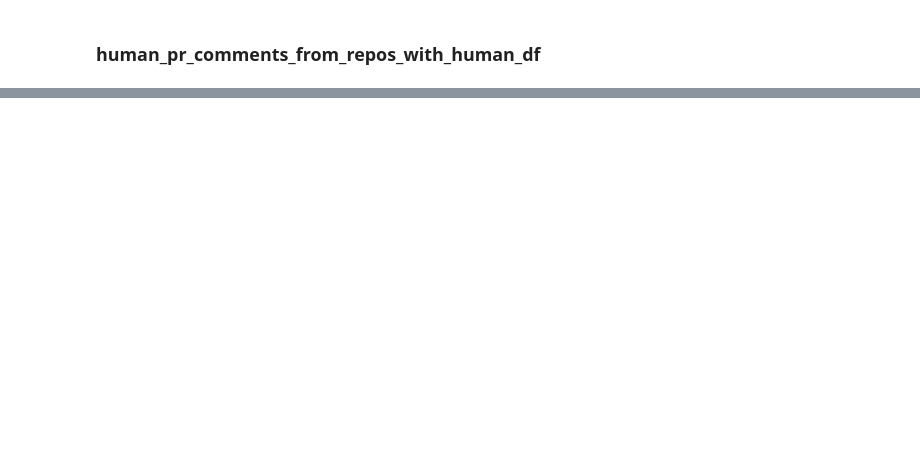
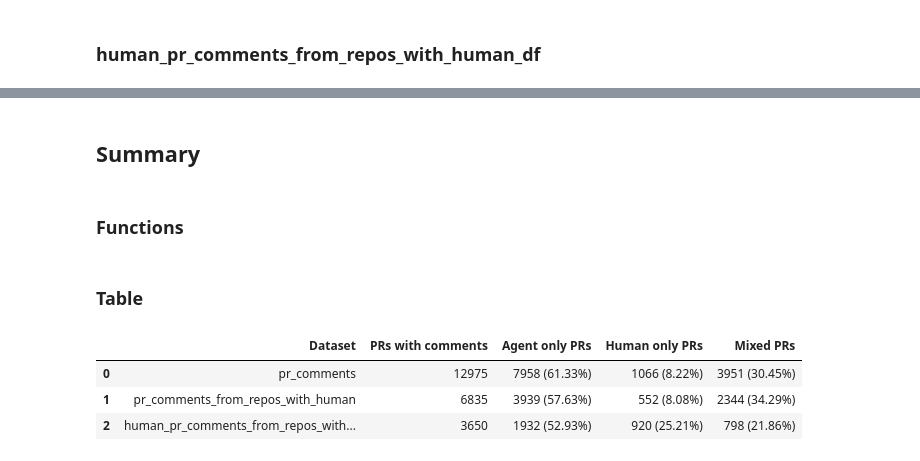
Before and after one commit to ncusi/reviewing-ai-generated-prs-ease2026-short, a Jupyter notebook: Tables.ipynb, the cells around one changed output, grey strips where cells are left out. Cells and saved outputs as stored; diff of their text form; code cells hidden in the pictures; blank space fills up the shorter version.

```diff
--- a/Tables.ipynb
+++ b/Tables.ipynb
@@ -448,0 +1870,55 @@ Dataset & Category & Type &  &  &  \\
+# %% [markdown]
+## Summary
+# %% [markdown]
+### Functions
+# %%
+def summarize_pr_types(dataset_name, total_prs, agentic_only_prs, agentic_only_prs_perc, human_only_prs, human_only_prs_perc, mixed_prs, mixed_prs_perc):
+    return {
+        "Dataset": dataset_name,
+        "PRs with comments": total_prs,
+        "Agent only PRs": f"{agentic_only_prs} ({agentic_only_prs_perc:.2f}%)",
+        "Human only PRs": f"{human_only_prs} ({human_only_prs_perc:.2f}%)",
+        "Mixed PRs": f"{mixed_prs} ({mixed_prs_perc:.2f}%)",
+    }
+# %%
+rows = []
+
+rows.append(
+    summarize_pr_types(
+        "pr_comments",
+        total_prs_with_comments,
+        agentic_only_prs, agentic_only_prs_perc,
+        human_only_prs, human_only_prs_perc,
+        mixed_prs, mixed_prs_perc,
+    )
+)
+
+rows.append(
+    summarize_pr_types(
+        "pr_comments_from_repos_with_human",
+        total_prs_with_comments_rwh,
+        agentic_only_prs_rwh, agentic_only_prs_perc_rwh,
+        human_only_prs_rwh, human_only_prs_perc_rwh,
+        mixed_prs_rwh, mixed_prs_perc_rwh,
+    )
+)
+
+rows.append(
+    summarize_pr_types(
+        "human_pr_comments_from_repos_with_human",
+        total_prs_with_comments_hrwh,
+        agentic_only_prs_hrwh, agentic_only_prs_perc_hrwh,
+        human_only_prs_hrwh, human_only_prs_perc_hrwh,
+        mixed_prs_hrwh, mixed_prs_perc_hrwh,
+    )
+)
+# %% [markdown]
+### Table
+# %%
+summary_df = pd.DataFrame(rows)
+summary_df
+# %% [output]
+|  | Dataset | PRs with comments | Agent only PRs | Human only PRs | Mixed PRs |
+| 0 | pr_comments | 12975 | 7958 (61.33%) | 1066 (8.22%) | 3951 (30.45%) |
+| 1 | pr_comments_from_repos_with_human | 6835 | 3939 (57.63%) | 552 (8.08%) | 2344 (34.29%) |
+| 2 | human_pr_comments_from_repos_with... | 3650 | 1932 (52.93%) | 920 (25.21%) | 798 (21.86%) |
```
Also changed, not shown: parts of 111 cells of this notebook.
